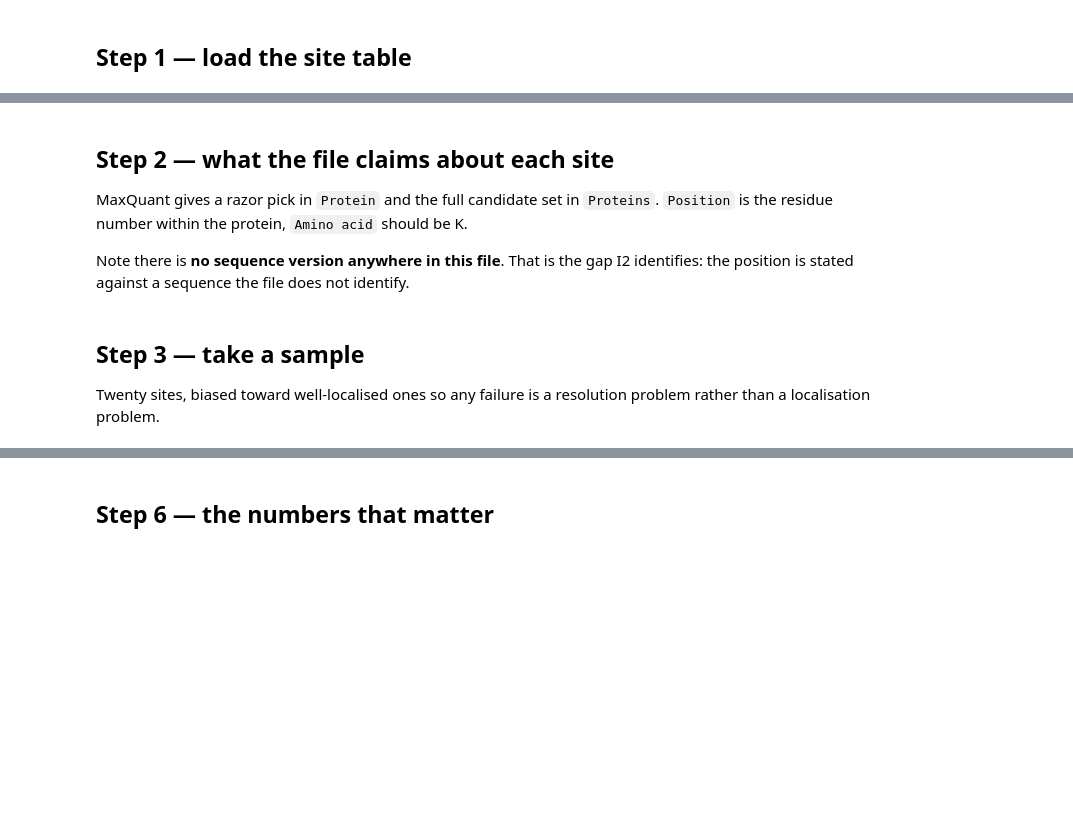
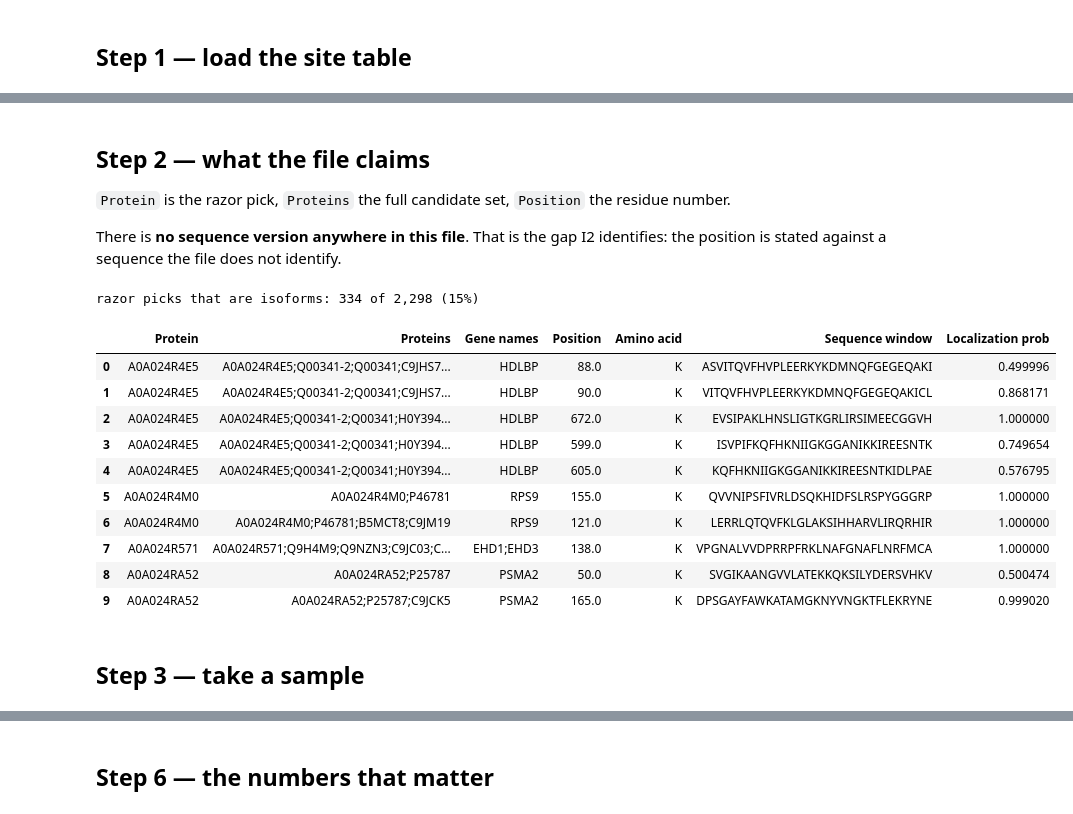
Before and after one commit to bzkzhao/bzk-omics, a Jupyter notebook: colab_identityresolution.ipynb, the cells around one changed output, grey strips where cells are left out. Cells and saved outputs as stored; diff of their text form; code cells hidden in the pictures; blank space fills up the shorter version.

```diff
--- a/colab_identityresolution.ipynb
+++ b/colab_identityresolution.ipynb
@@ -30,18 +34,32 @@ print(f"{len(clean):,} sites after filtering")
 # %% [markdown]
-## Step 2 — what the file claims about each site
+## Step 2 — what the file claims
 
-MaxQuant gives a razor pick in `Protein` and the full candidate set in `Proteins`. `Position` is the residue number within the protein, `Amino acid` should be K.
+`Protein` is the razor pick, `Proteins` the full candidate set, `Position` the residue number.
 
-Note there is **no sequence version anywhere in this file**. That is the gap I2 identifies: the position is stated against a sequence the file does not identify.
+There is **no sequence version anywhere in this file**. That is the gap I2 identifies: the position is stated against a sequence the file does not identify.
 # %%
 cols = [c for c in ["Protein", "Proteins", "Gene names", "Position",
                     "Amino acid", "Sequence window", "Localization prob"]
         if c in clean.columns]
-print("available:", cols, "\n")
+
+n_iso = clean["Protein"].astype(str).str.contains("-").sum()
+print(f"razor picks that are isoforms: {n_iso:,} of {len(clean):,} "
+      f"({100*n_iso/len(clean):.0f}%)\n")
 clean[cols].head(10)
+# %% [output]
+razor picks that are isoforms: 334 of 2,298 (15%)
+|  | Protein | Proteins | Gene names | Position | Amino acid | Sequence window | Localization prob |
+| 0 | A0A024R4E5 | A0A024R4E5;Q00341-2;Q00341;C9JHS7... | HDLBP | 88.0 | K | ASVITQVFHVPLEERKYKDMNQFGEGEQAKI | 0.499996 |
+| 1 | A0A024R4E5 | A0A024R4E5;Q00341-2;Q00341;C9JHS7... | HDLBP | 90.0 | K | VITQVFHVPLEERKYKDMNQFGEGEQAKICL | 0.868171 |
+| 2 | A0A024R4E5 | A0A024R4E5;Q00341-2;Q00341;H0Y394... | HDLBP | 672.0 | K | EVSIPAKLHNSLIGTKGRLIRSIMEECGGVH | 1.000000 |
+| 3 | A0A024R4E5 | A0A024R4E5;Q00341-2;Q00341;H0Y394... | HDLBP | 599.0 | K | ISVPIFKQFHKNIIGKGGANIKKIREESNTK | 0.749654 |
+| 4 | A0A024R4E5 | A0A024R4E5;Q00341-2;Q00341;H0Y394... | HDLBP | 605.0 | K | KQFHKNIIGKGGANIKKIREESNTKIDLPAE | 0.576795 |
+| 5 | A0A024R4M0 | A0A024R4M0;P46781 | RPS9 | 155.0 | K | QVVNIPSFIVRLDSQKHIDFSLRSPYGGGRP | 1.000000 |
+| 6 | A0A024R4M0 | A0A024R4M0;P46781;B5MCT8;C9JM19 | RPS9 | 121.0 | K | LERRLQTQVFKLGLAKSIHHARVLIRQRHIR | 1.000000 |
+| 7 | A0A024R571 | A0A024R571;Q9H4M9;Q9NZN3;C9JC03;C... | EHD1;EHD3 | 138.0 | K | VPGNALVVDPRRPFRKLNAFGNAFLNRFMCA | 1.000000 |
+| 8 | A0A024RA52 | A0A024RA52;P25787 | PSMA2 | 50.0 | K | SVGIKAANGVVLATEKKQKSILYDERSVHKV | 0.500474 |
+| 9 | A0A024RA52 | A0A024RA52;P25787;C9JCK5 | PSMA2 | 165.0 | K | DPSGAYFAWKATAMGKNYVNGKTFLEKRYNE | 0.999020 |
-# %% [markdown]
-## Step 3 — take a sample
-
-Twenty sites, biased toward well-localised ones so any failure is a resolution problem rather than a localisation problem.
+# %% [markdown]
+## Step 3 — take a sample
 # %%
 N = 20
```
Also changed, not shown: parts of 21 cells of this notebook.
